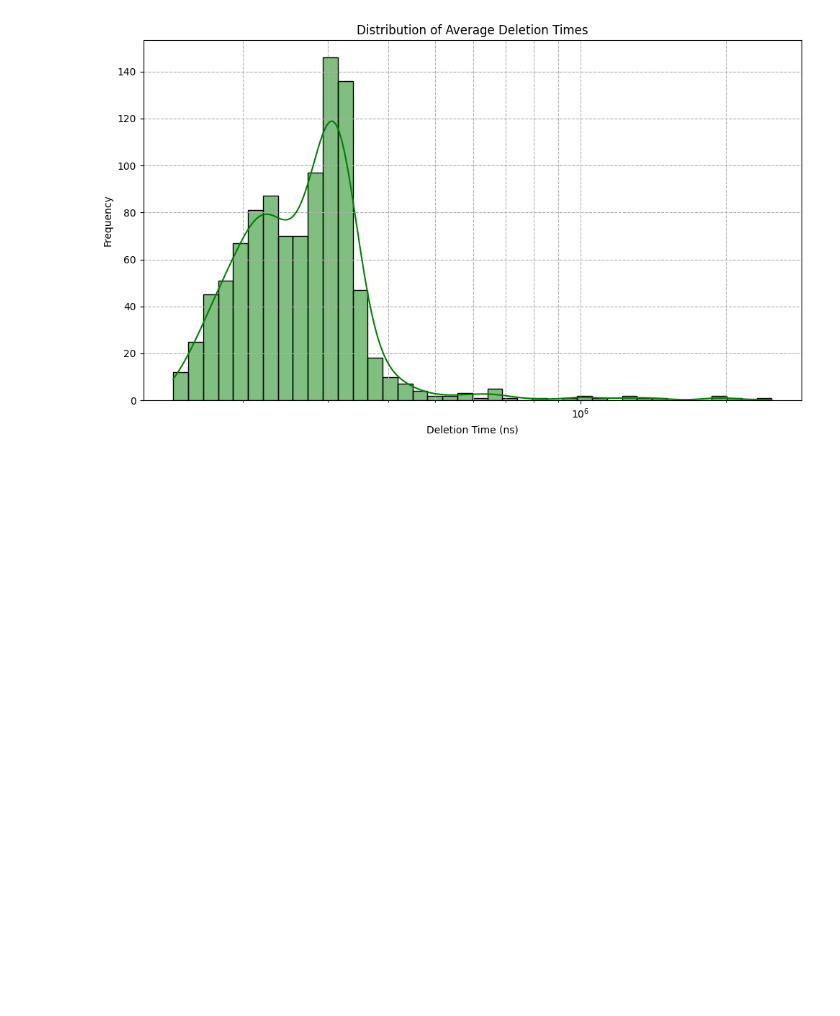
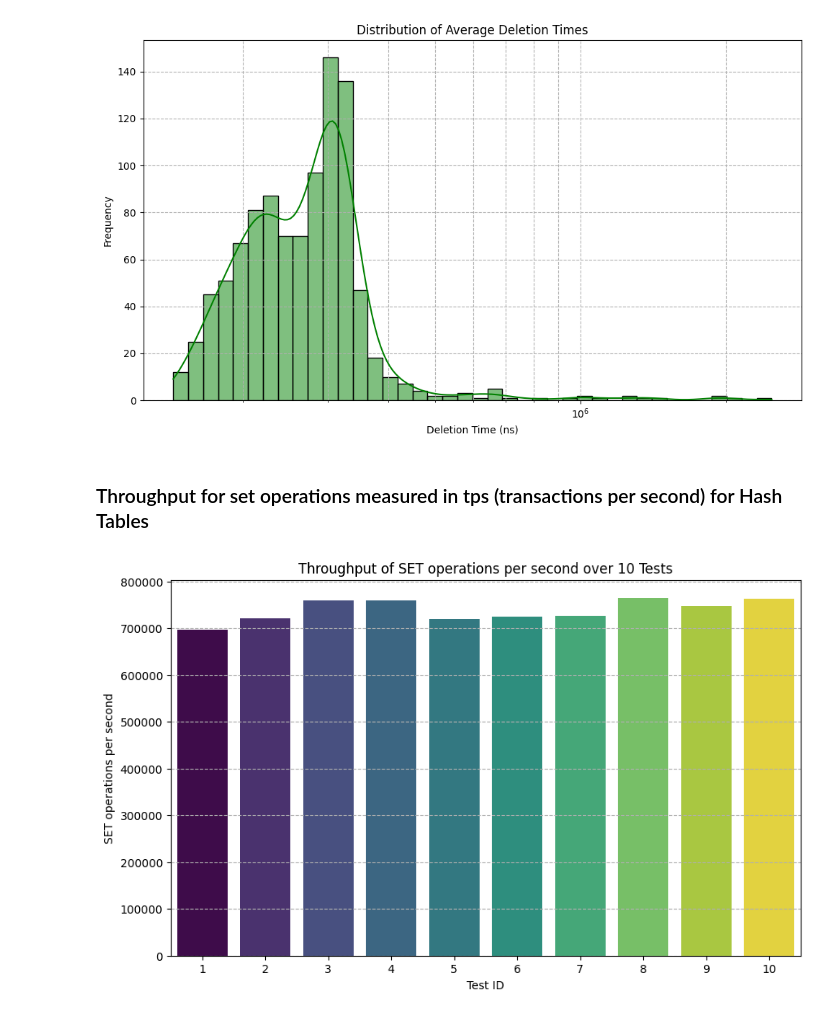
Before and after one commit to rayaan01/switchboard, a Jupyter notebook: jupyter/Analysis.ipynb, the cells around one changed output. Saved outputs shown, nothing was run; the diff lists cells and outputs as text; code cells hidden in the pictures; blank space fills up the shorter version.

Commit message:
fix: tps metrics finalized

```diff
--- a/jupyter/Analysis.ipynb
+++ b/jupyter/Analysis.ipynb
@@ -510,3 +510,17 @@ max      2.488058e+06
 Name: duration, dtype: float64
 [figure]
 [figure]
+# %% [markdown]
+### Throughput for set operations measured in tps (transactions per second) for Hash Tables
+# %%
+df = pd.read_csv('hash_tables/throughput/hash_table_tps_set_metrics.csv')
+
+plt.figure(figsize=(10, 6))
+sns.barplot(x='test_id', y='tps', data=df, hue='test_id', palette='viridis', legend=False)
+plt.title('Throughput of SET operations per second over 10 Tests')
+plt.xlabel('Test ID')
+plt.ylabel('SET operations per second')
+plt.grid(axis='y', linestyle='--')
+plt.show()
+# %% [output]
+[figure, added]
```
Also changed, not shown: parts of 10 cells of this notebook, 1 other file.
